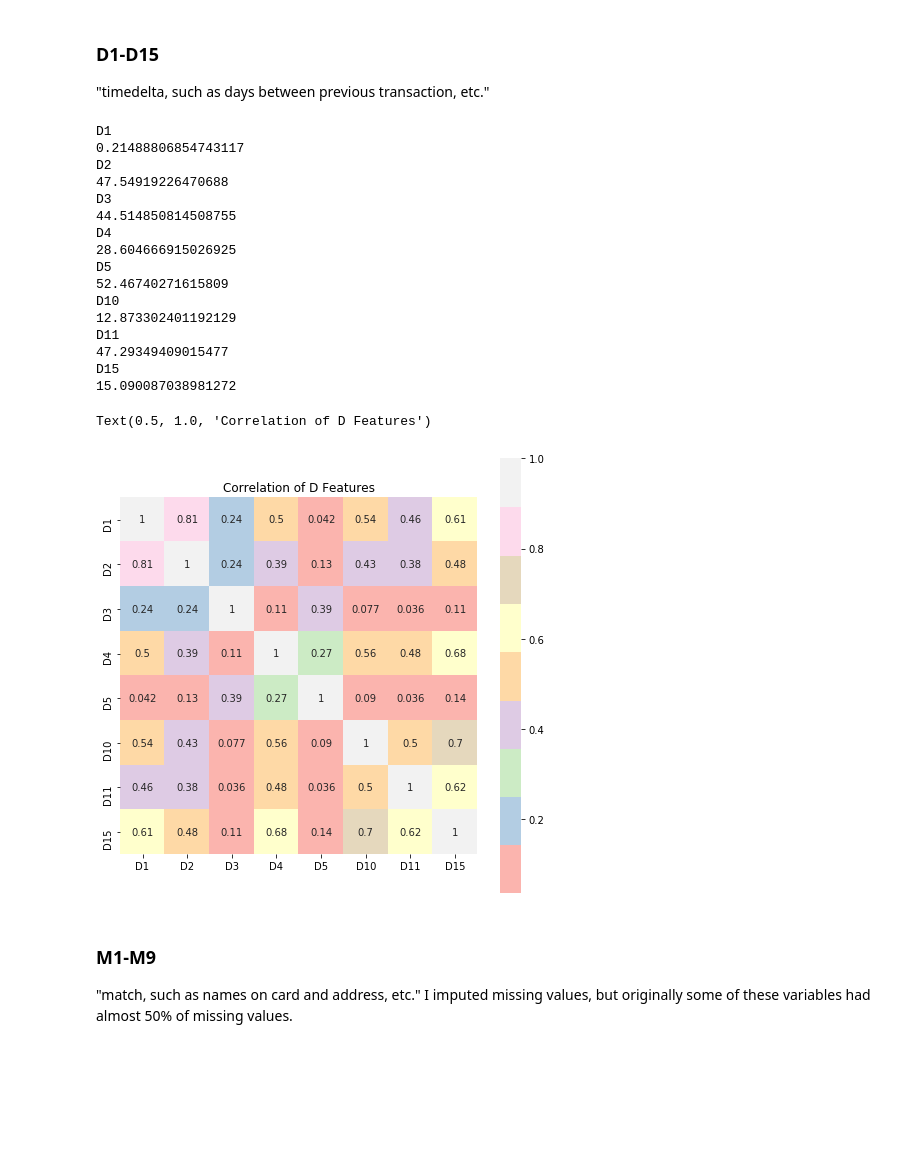
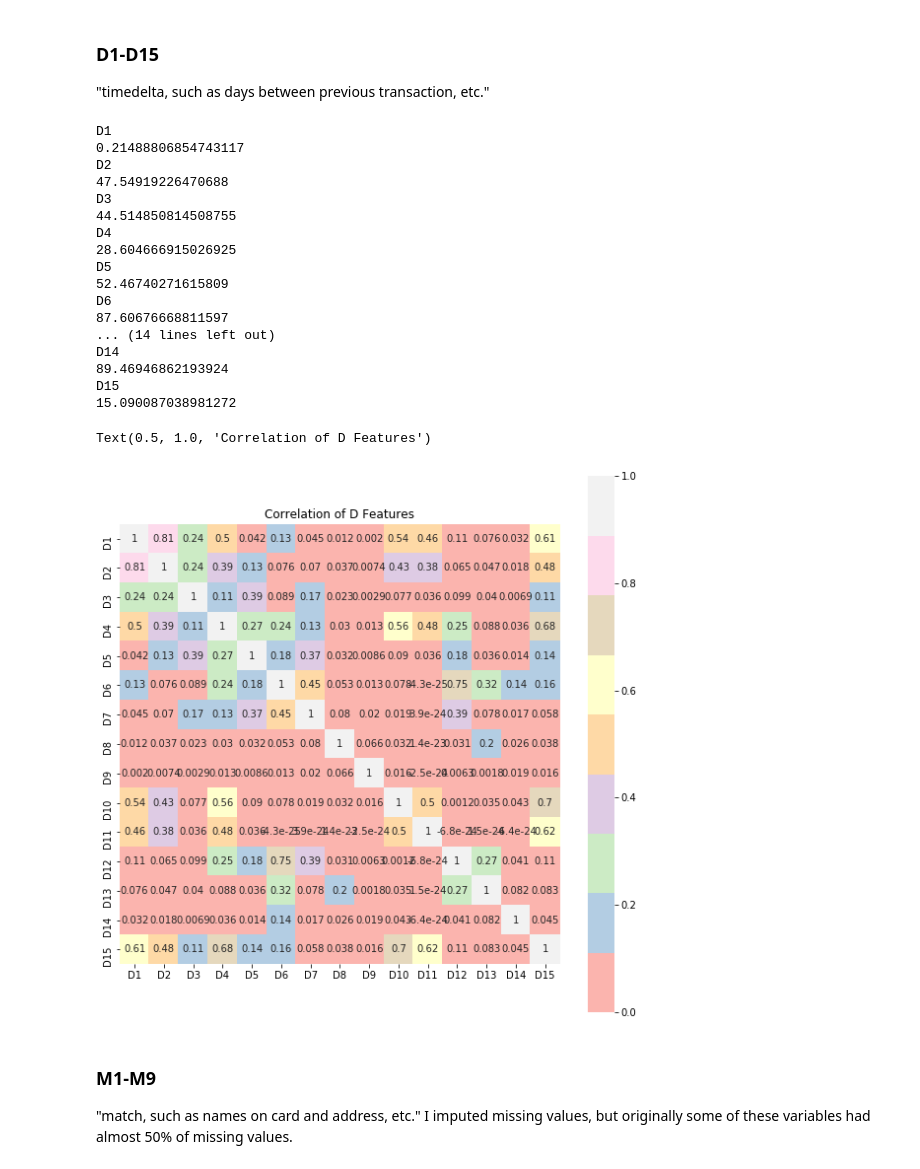
Before and after one commit to anikoloff/fraud_detection, a Jupyter notebook: fraud_detection.ipynb, the cells around one changed output. Cells and saved outputs as stored; diff of their text form; code cells hidden in the pictures; blank space fills up the shorter version.

```diff
--- a/fraud_detection.ipynb
+++ b/fraud_detection.ipynb
@@ -98,8 +100,2 @@ print(df_train.shape)
 # df_null = (df_train.isnull().sum()*100/df_train.isnull().count())
 # df_null.sort_values(ascending=False)
-# %%
-# drop variables with over 80% of missing values:
-df_train.dropna(thresh=df_train.shape[0]*0.20,
-                how='all',axis=1,inplace=True)
-
-df_train.shape
@@ -565,7 +546,7 @@ C1-C14 are continuous variables, there are no missing values. Many of these are
 
 "timedelta, such as days between previous transaction, etc."
 # %%
-# review missing values:
+# Review missing values.
 for i in df_train.columns:
     if re.findall(r'^D\d', i):
         print(i)
@@ -583,10 +564,11 @@ D4
 28.604666915026925
 D5
 52.46740271615809
-D10
-12.873302401192129
-D11
-47.29349409015477
+D6
+87.60676668811597
+... (14 lines left out)
+D14
+89.46946862193924
 D15
 15.090087038981272
 # %%
@@ -595,16 +577,16 @@ for i in df_train.columns:
     if re.findall(r'^D\d', i):
         df_train[i].fillna(df_train[i].mean(), inplace=True)
 # %%
-# review correlation:
+# Review correlation.
 d_df = df_train.filter(regex=('^D\d'))
 
-plt.figure(figsize=(8,8))
+plt.figure(figsize=(10,10))
 D_check_corr = d_df.corr()
 sns.heatmap(D_check_corr, annot=True, square=True,cmap='Pastel1')
 plt.title('Correlation of D Features')
 # %% [output]
 Text(0.5, 1.0, 'Correlation of D Features')
-[figure, old version]
+[figure, new version]
 # %% [markdown]
 ### M1-M9
 "match, such as names on card and address, etc." I imputed missing values, but originally some of these variables had almost 50% of missing values.
```
Also changed, not shown: parts of 100 cells of this notebook.
